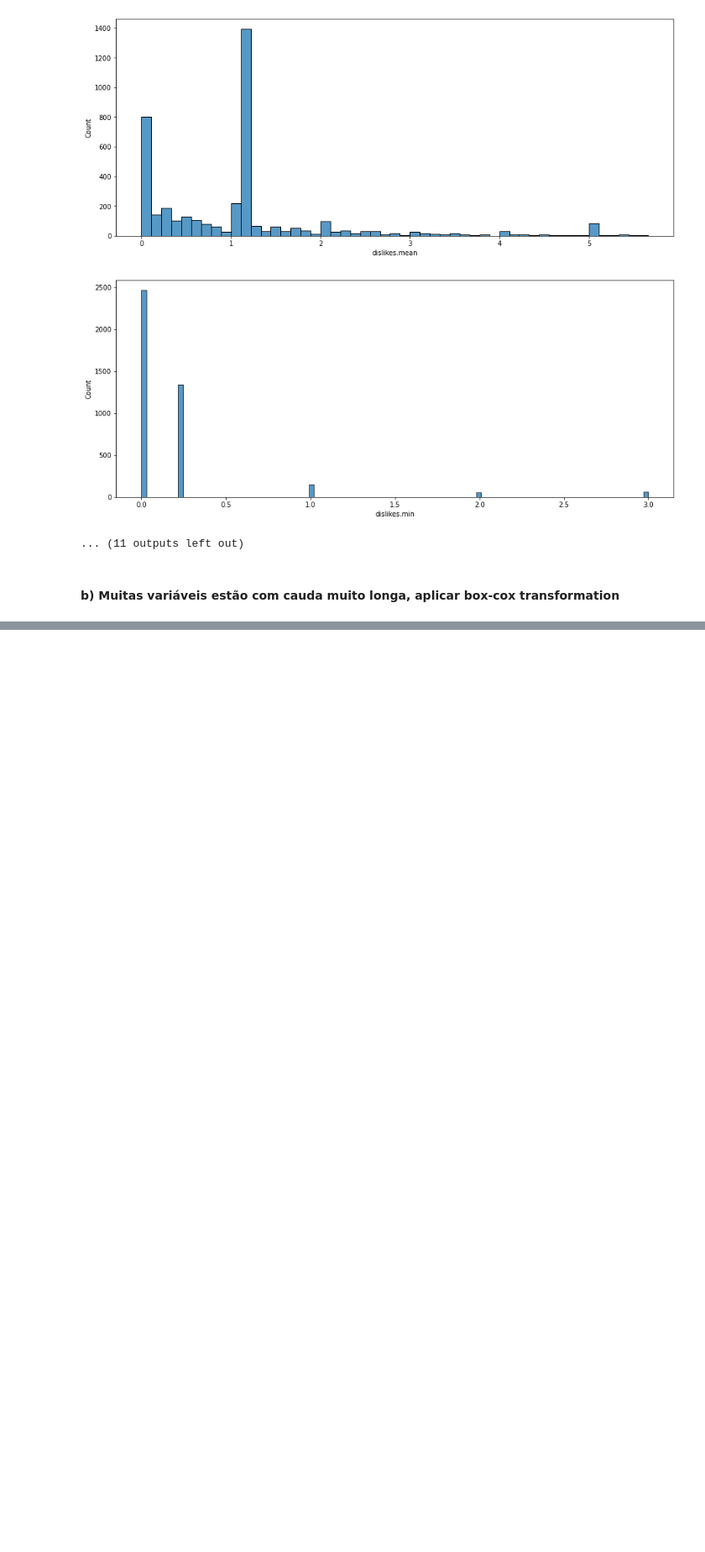
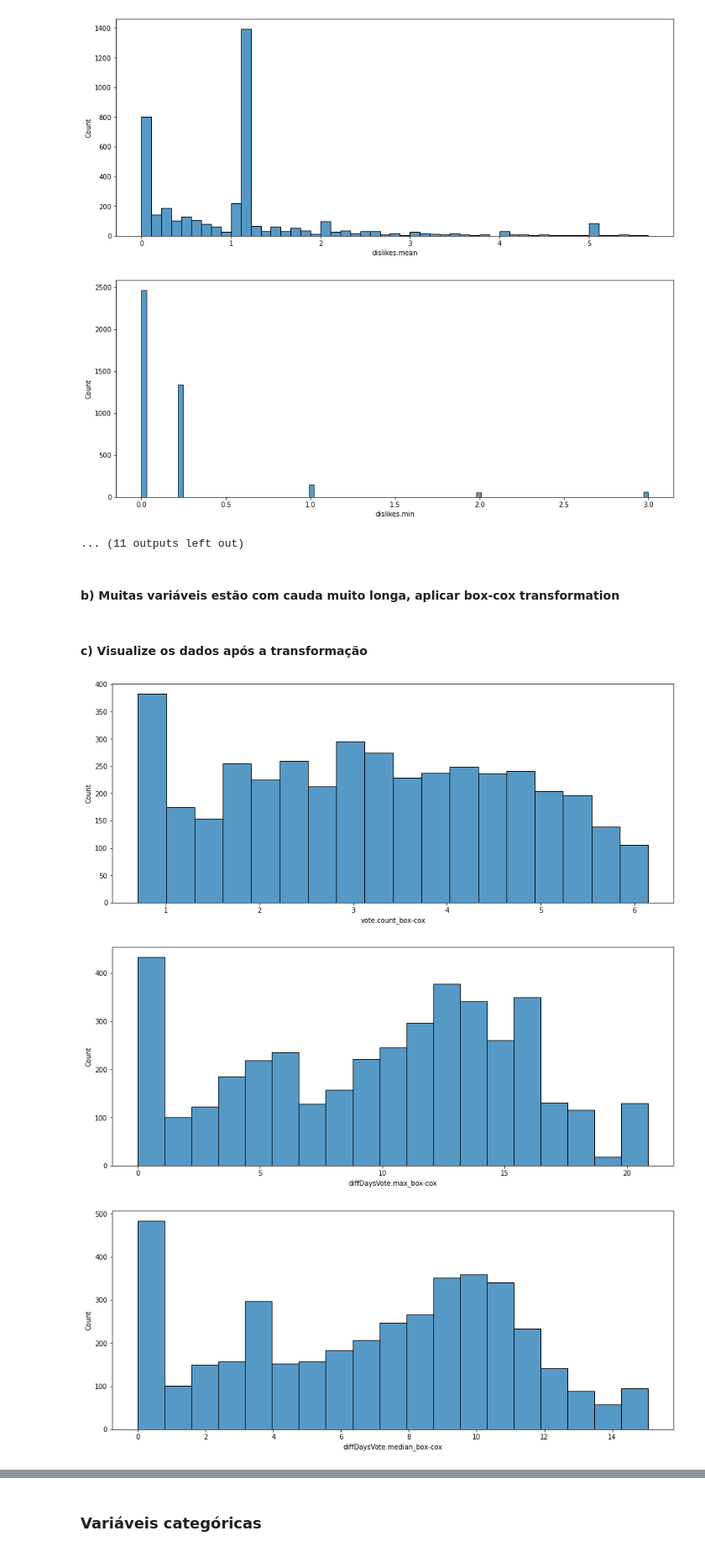
Before and after one commit to bruna-calistrate/DataWrangling-Case1, a Jupyter notebook: Case_2_Data_Enrichment_Daily_Happiness_&_Employee_Turnover.ipynb, the cells around one changed output, grey strips where cells are left out. Shown at 84% size. Saved outputs shown, nothing was run; the diff lists cells and outputs as text; code cells hidden in the pictures; blank space fills up the shorter version.

Commit message:
Revisão dos dados e conclusão do case

```diff
--- a/Case_2_Data_Enrichment_Daily_Happiness_&_Employee_Turnover.ipynb
+++ b/Case_2_Data_Enrichment_Daily_Happiness_&_Employee_Turnover.ipynb
@@ -664,3 +649,43 @@ for col in num:
 ... (11 outputs left out)
 # %% [markdown]
 #### b) Muitas variáveis estão com cauda muito longa, aplicar box-cox transformation
+# %%
+from sklearn.preprocessing import PowerTransformer
+
+boxcox_transformer = PowerTransformer(method='box-cox', standardize=False)
+# %%
+cols = ['vote.count',
+        'diffDaysVote.max',
+        'diffDaysVote.median',
+        'carac.mean',
+        'carac.min',
+        'carac.max',
+        'diffDaysComment.min',
+        'diffDaysComment.max',
+        'diffDaysComment.median',
+        'commentId.count']
+# %%
+cols_pos = []
+cols_box = []
+
+for col in cols:
+  churn[f'{col}_pos'] = churn[col] + 1
+  cols_pos.append(f'{col}_pos')
+  cols_box.append(f'{col}_box-cox')
+# %%
+for pos, col in zip(cols_pos, cols):
+    churn[f'{col}_box-cox'] = boxcox_transformer.fit_transform(churn[[pos]])
+    churn.drop(columns=[pos], inplace=True)
+# %% [markdown]
+#### c) Visualize os dados após a transformação
+# %%
+for col in cols_box:
+
+  plt.figure(figsize=(15,6))
+  sns.histplot(churn,
+                x=col)
+  plt.show()
+# %% [output]
+[figure, added]
+[figure, added]
+[figure, added]
@@ -666,0 +699,2 @@ for col in num:
+# %% [markdown]
+### Variáveis categóricas
```
Also changed, not shown: parts of 32 cells of this notebook.
